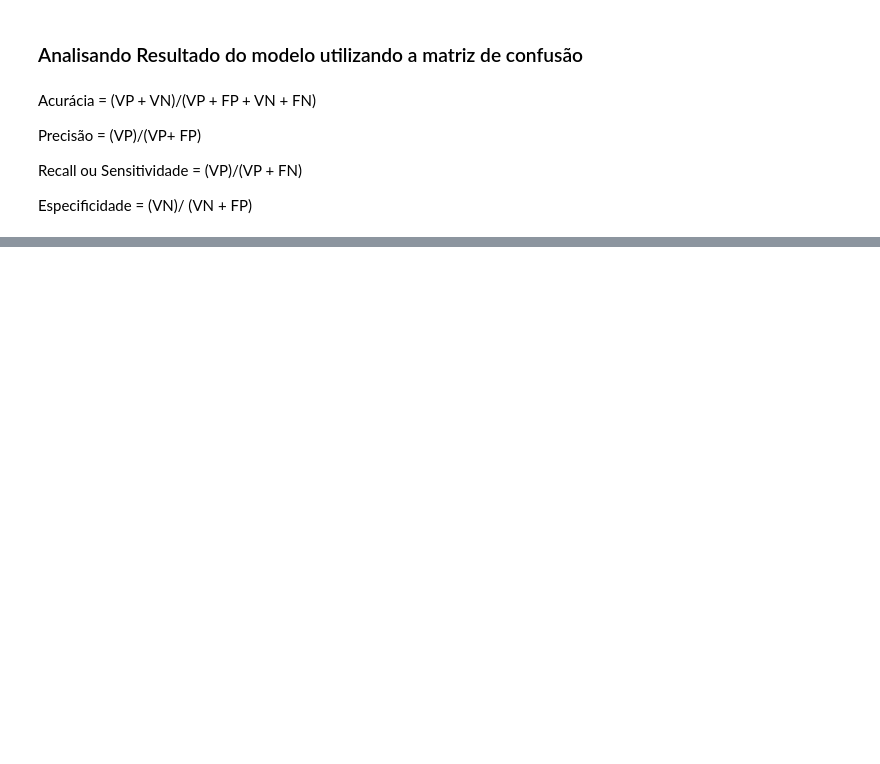
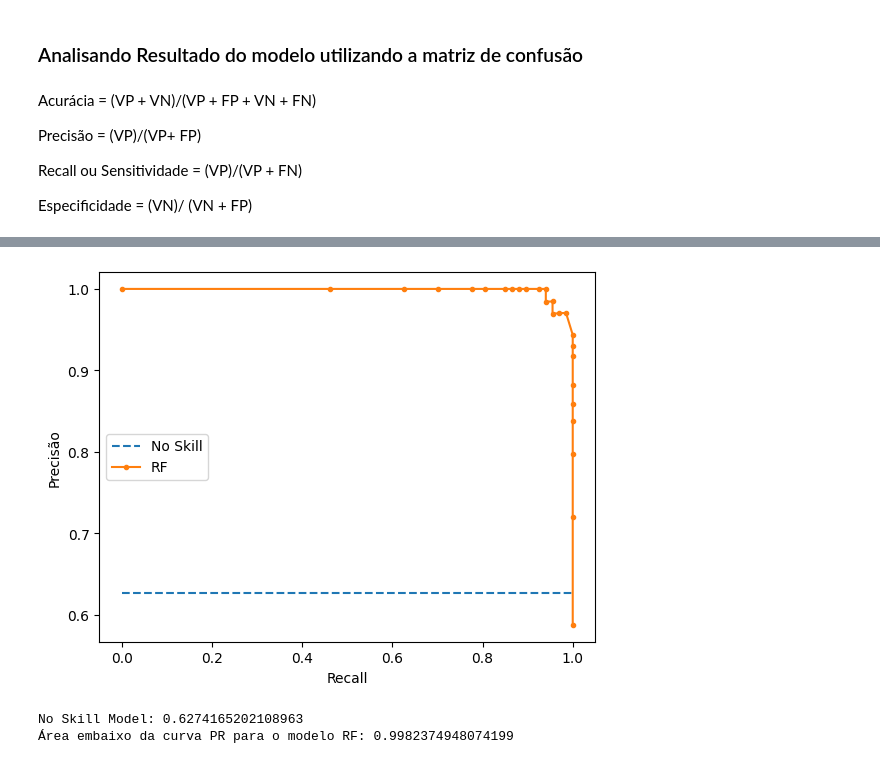
Before and after one commit to mariana-ssa/estudos, a Jupyter notebook: confusion_matrix.ipynb, the cells around one changed output, grey strips where cells are left out. Saved outputs shown, nothing was run; the diff lists cells and outputs as text; code cells hidden in the pictures; blank space fills up the shorter version.

```diff
--- a/confusion_matrix.ipynb
+++ b/confusion_matrix.ipynb
@@ -159,0 +194,24 @@ Especificidade python: Nao tem
+# %%
+# Precision-Recall Curve Plot of Recall (x) vs Precision (y).
+precision, recall, threshold = precision_recall_curve(y_test, y_pred_proba[:, 1])
+# calculate the no skill line as the proportion of the positive class
+no_skill = len(y[y==1]) / len(y)
+# %%
+# Classificador dummye
+plt.plot([0, 1], [no_skill, no_skill], linestyle='--', label='No Skill')
+# CURVA ROC para o Modelo RandomForest
+plt.plot(recall, precision, marker=".", label="RF")
+plt.xlabel("Recall")
+plt.ylabel("Precisão")
+plt.legend()
+plt.show()
+# %% [output]
+[figure, added]
+# %%
+# Calculando Area embaixo da curva Precision-Recall
+auc_pr = auc(recall, precision)
+print('No Skill Model:', no_skill)
+print("Área embaixo da curva PR para o modelo RF:", auc_pr)
+# %% [output]
+No Skill Model: 0.6274165202108963
+Área embaixo da curva PR para o modelo RF: 0.9982374948074199
```
Also changed, not shown: parts of 12 cells of this notebook.
